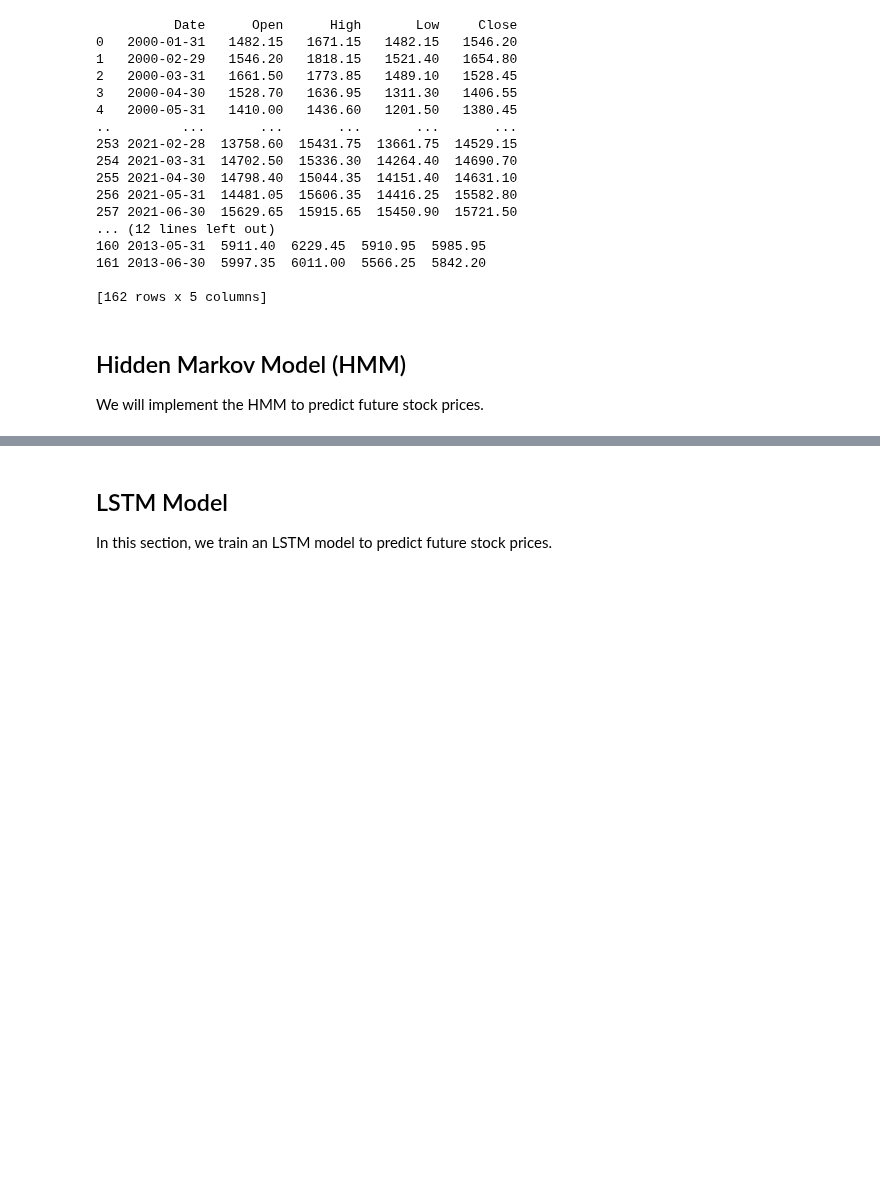
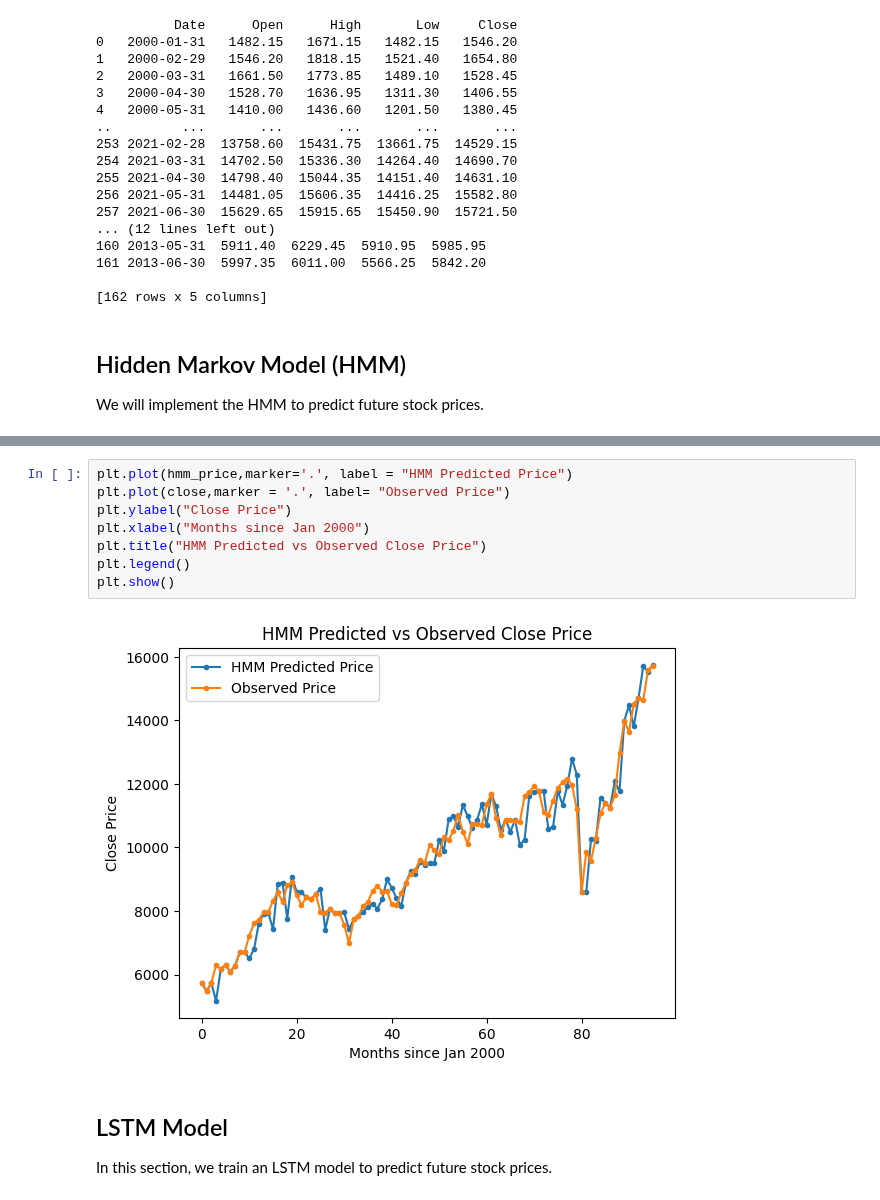
Before and after one commit to anderswol/AppStat2, a Jupyter notebook: Hidden-Makov-Model-main/Stock_Price_Prediction_Models_Comparison.ipynb, the cells around one changed output, grey strips where cells are left out. Drawn from its saved outputs; the diff is of its cells as text; blank space fills up the shorter version.

```diff
--- a/Hidden-Makov-Model-main/Stock_Price_Prediction_Models_Comparison.ipynb
+++ b/Hidden-Makov-Model-main/Stock_Price_Prediction_Models_Comparison.ipynb
@@ -149,6 +143,16 @@ for i in truncated_obs['Close']:
 T=  162
 HMM Prices:
 [np.float64(5742.0), np.float64(5471.8), np.float64(5735.3), np.float64(5171.450000000001), np.float64(6176.1), np.float64(6304.0), np.float64(6089.5), np.float64(6276.95), np.float64(6704.2), np.floa ...
+# %%
+plt.plot(hmm_price,marker='.', label = "HMM Predicted Price")
+plt.plot(close,marker = '.', label= "Observed Price")
+plt.ylabel("Close Price")
+plt.xlabel("Months since Jan 2000")
+plt.title("HMM Predicted vs Observed Close Price")
+plt.legend()
+plt.show()
+# %% [output]
+[figure, added]
 # %% [markdown]
 ## LSTM Model
 
```
Also changed, not shown: parts of 2 cells of this notebook.
